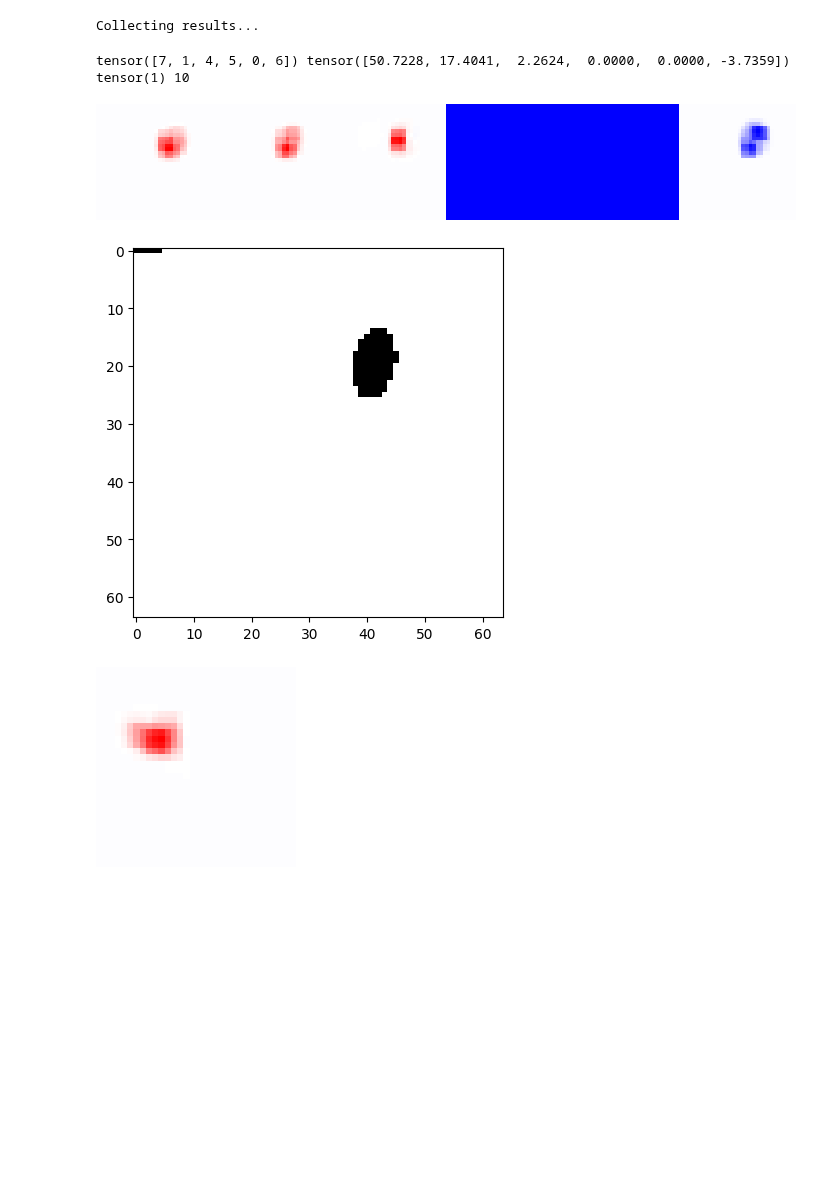
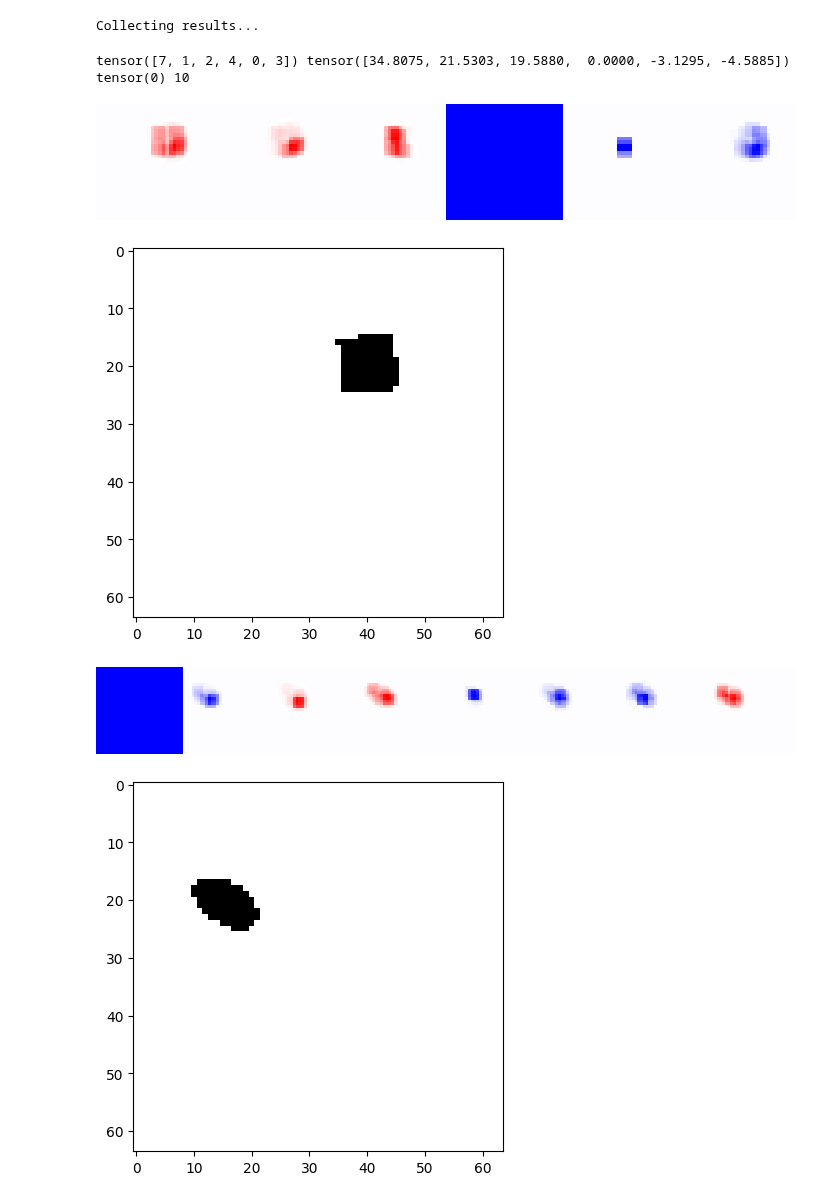
Before and after one commit to lillijo/xai-evaluation-master-thesis, a Jupyter notebook: causalCRP.ipynb, the cells around one changed output. Saved outputs shown, nothing was run; the diff lists cells and outputs as text; code cells hidden in the pictures; blank space fills up the shorter version.

```diff
--- a/causalCRP.ipynb
+++ b/causalCRP.ipynb
@@ -39,18 +39,11 @@ with open('metadata.pickle', 'rb') as f:
 with open('biases_heart_top_left.pickle', 'rb') as f:
     used_weights = pickle.load(f)
 # %%
-trainsplit = 400000
-
-def one_hot(index):
-    zer = np.zeros(40)
-    zer[index] = 1
-    return zer
-
 class DSpritesImageDataset(Dataset):
     def __init__(self, train=True, transform=None):
         self.train = train
         self.transform = transform
-        self.img_dir = "dsprites-dataset/biased/"
+        self.img_dir = "dsprites-dataset/images/"
         with open('labels.pickle', 'rb') as f:
             labels = pickle.load(f)
             self.labels = labels
@@ -276,7 +269,7 @@ saved_files = fv.run(composite, 0, len(dsprites_dataset), 20, 100)
 Running Analysis...
 Collecting results...
 # %%
-dataiter = iter(ci_loader)
+dataiter = iter(training_loader)
 images, labels = next(dataiter)
 images = images.view((BATCH_SIZE, 1,64,64))
 
@@ -305,16 +298,18 @@ heatmap, _, _, _ = attribution(sample, conditions, composite)
 
 imgify(heatmap, symmetric=True, grid=(1, len(concept_ids)),resize=700)
 # %% [output]
-tensor([7, 1, 4, 5, 0, 6]) tensor([50.7228, 17.4041,  2.2624,  0.0000,  0.0000, -3.7359])
-tensor(1) 10
+tensor([7, 1, 2, 4, 0, 3]) tensor([34.8075, 21.5303, 19.5880,  0.0000, -3.1295, -4.5885])
+tensor(0) 10
-[figure, old version]
+[figure, new version]
-[figure, old version]
+[figure, new version]
 # %%
-conditions = [{'convolutional_layers.3': [5], 'y': [2]}]
+conditions = [{'convolutional_layers.3': [i], 'y': [2]} for i in range(8)]
 
 heatmap, _, _, _ = attribution(sample, conditions, composite)
 
-imgify(heatmap, symmetric=True, grid=(1, 1),resize=200)
+plt.imshow(sample[0][0].detach().numpy(), cmap="Greys")
+imgify(heatmap, symmetric=True,resize=700, grid=(1, 8))
 # %% [output]
-[figure, old version]
+[figure, new version]
+[figure, added]
 # %%
```
Also changed, not shown: parts of 16 cells of this notebook, 3 other files.
